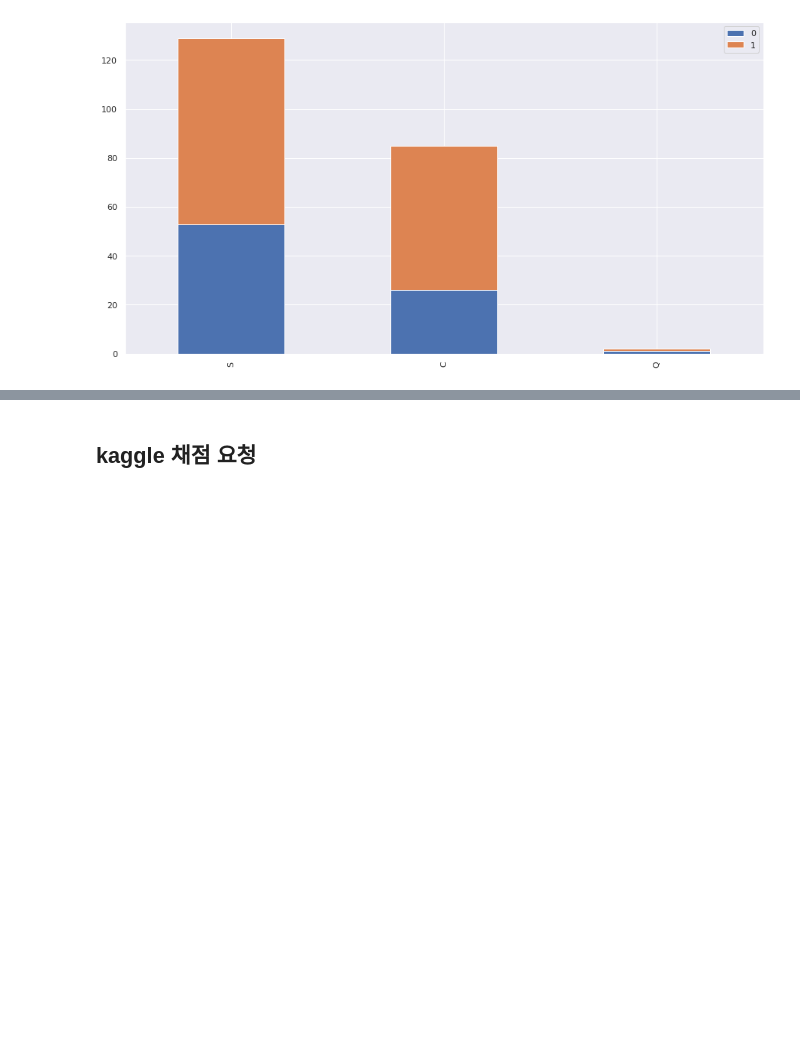
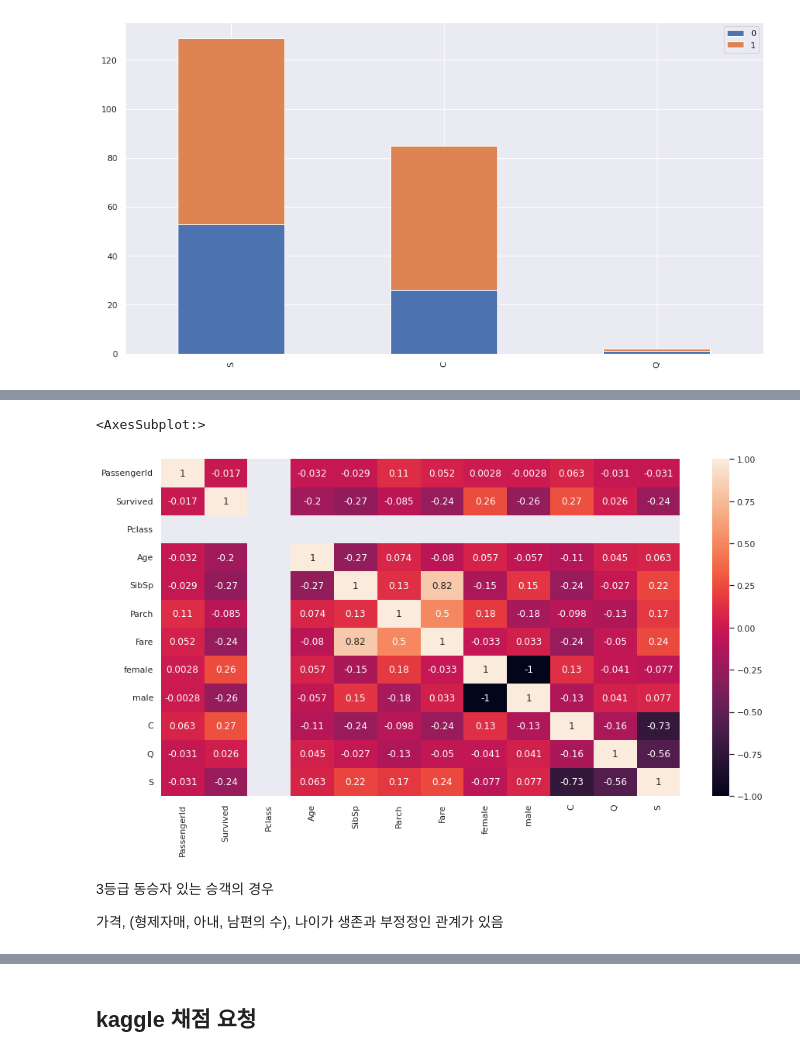
Before and after one commit to KangnamUniv-ML/Titanic-ML, a Jupyter notebook: notebook/Titanic.ipynb, the cells around one changed output, grey strips where cells are left out. Saved outputs shown, nothing was run; the diff lists cells and outputs as text; code cells hidden in the pictures; blank space fills up the shorter version.

```diff
--- a/notebook/Titanic.ipynb
+++ b/notebook/Titanic.ipynb
@@ -923,0 +1063,5 @@ boardSurvived.plot(kind='bar', stacked=True)
+# %%
+together = df[((df['SibSp'] != 0) | (df['Parch'] != 0)) & (df['Pclass'] == 3)]
+together['Fare'] = together['Fare'] - (together['Fare'] % 5)
+together['Age'] = together['Age'] - (together['Age'] % 10)
+together.head()
@@ -923,0 +1097,3 @@ boardSurvived.plot(kind='bar', stacked=True)
+# %%
+togetherCorr = together.corr()
+togetherCorr
@@ -923,0 +1114,10 @@ boardSurvived.plot(kind='bar', stacked=True)
+# %%
+sns.set(rc = {'figure.figsize':(15,8)})
+sns.heatmap(togetherCorr, annot=True)
+# %% [output]
+<AxesSubplot:>
+[figure, added]
+# %% [markdown]
+3등급 동승자 있는 승객의 경우
+
+가격, (형제자매, 아내, 남편의 수), 나이가 생존과 부정정인 관계가 있음
```
Also changed, not shown: parts of 24 cells of this notebook.
